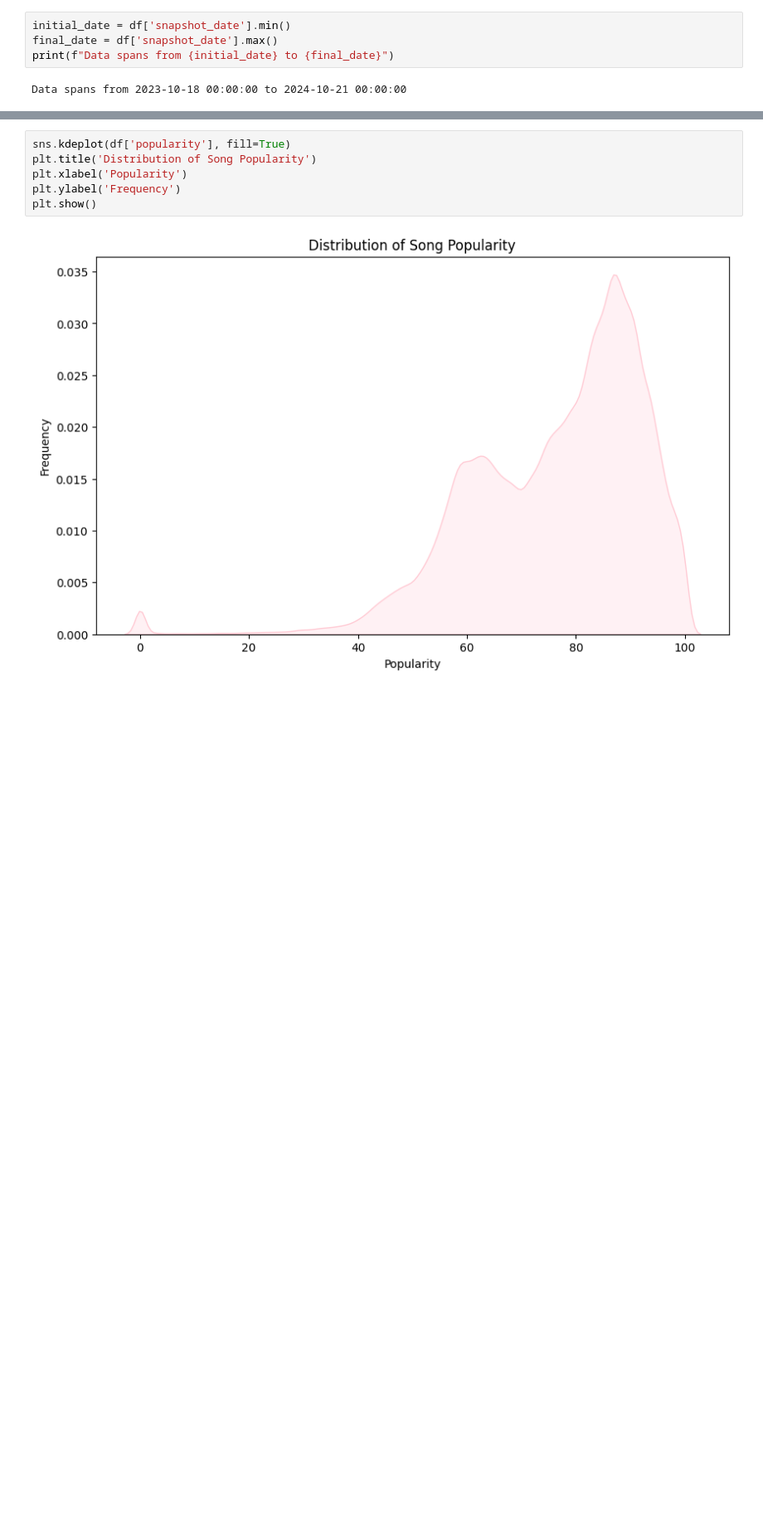
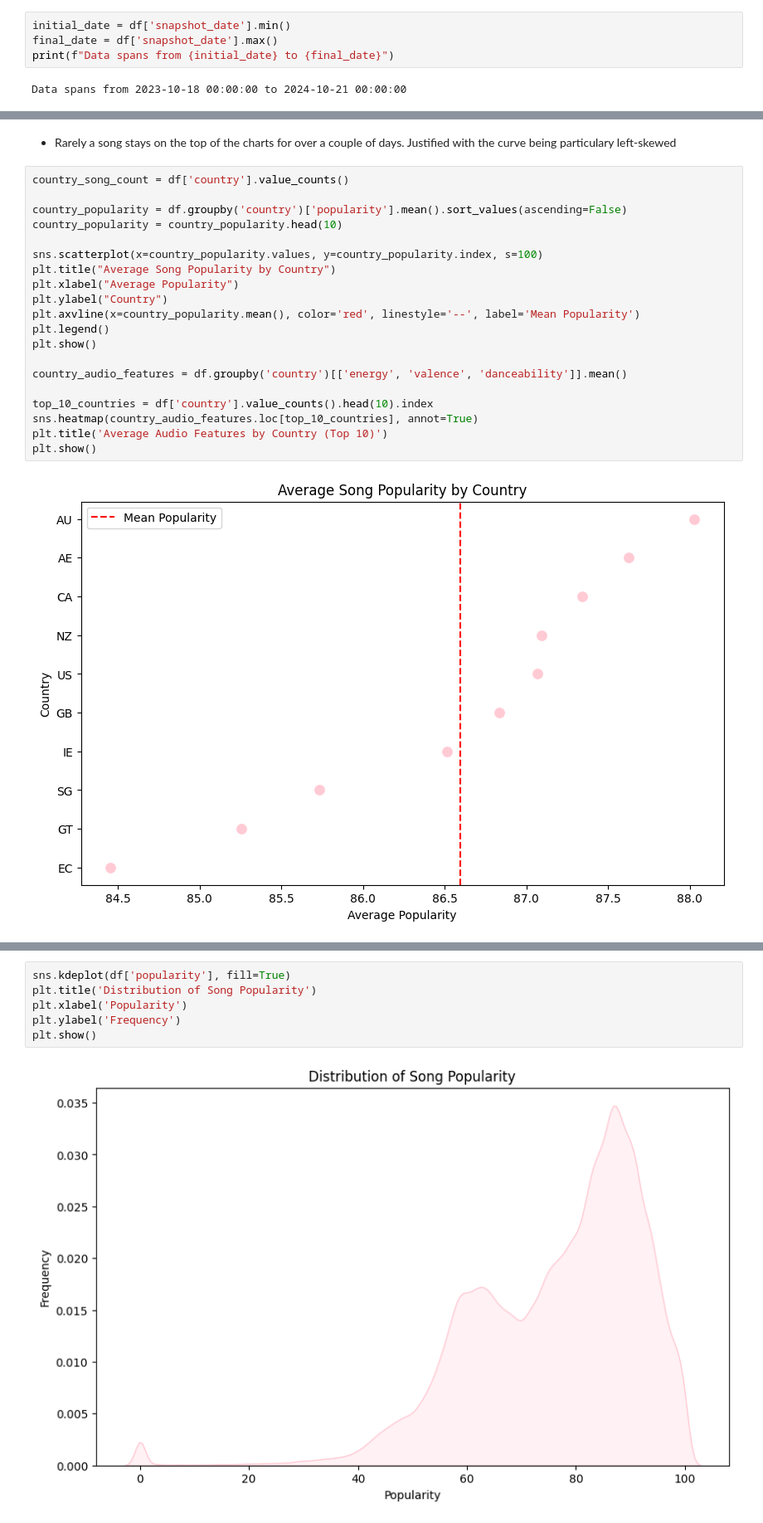
Before and after one commit to itadityaa/data-science, a Jupyter notebook: ML/SpotifyTopSongs/EDA.ipynb, the cells around one changed output, grey strips where cells are left out. Shown: that part at 83% size. Saved outputs shown, nothing was run; the diff lists cells and outputs as text; blank space fills up the shorter version.

```diff
--- a/ML/SpotifyTopSongs/EDA.ipynb
+++ b/ML/SpotifyTopSongs/EDA.ipynb
@@ -160,0 +244,24 @@ df.head()
+# %% [markdown]
+- Rarely a song stays on the top of the charts for over a couple of days. Justified with the curve being particulary left-skewed
+# %%
+country_song_count = df['country'].value_counts()
+
+country_popularity = df.groupby('country')['popularity'].mean().sort_values(ascending=False)
+country_popularity = country_popularity.head(10)
+
+sns.scatterplot(x=country_popularity.values, y=country_popularity.index, s=100)
+plt.title("Average Song Popularity by Country")
+plt.xlabel("Average Popularity")
+plt.ylabel("Country")
+plt.axvline(x=country_popularity.mean(), color='red', linestyle='--', label='Mean Popularity')
+plt.legend()
+plt.show()
+
+country_audio_features = df.groupby('country')[['energy', 'valence', 'danceability']].mean()
+
+top_10_countries = df['country'].value_counts().head(10).index
+sns.heatmap(country_audio_features.loc[top_10_countries], annot=True)
+plt.title('Average Audio Features by Country (Top 10)')
+plt.show()
+# %% [output]
+[figure, added]
```
Also changed, not shown: parts of 17 cells of this notebook.
